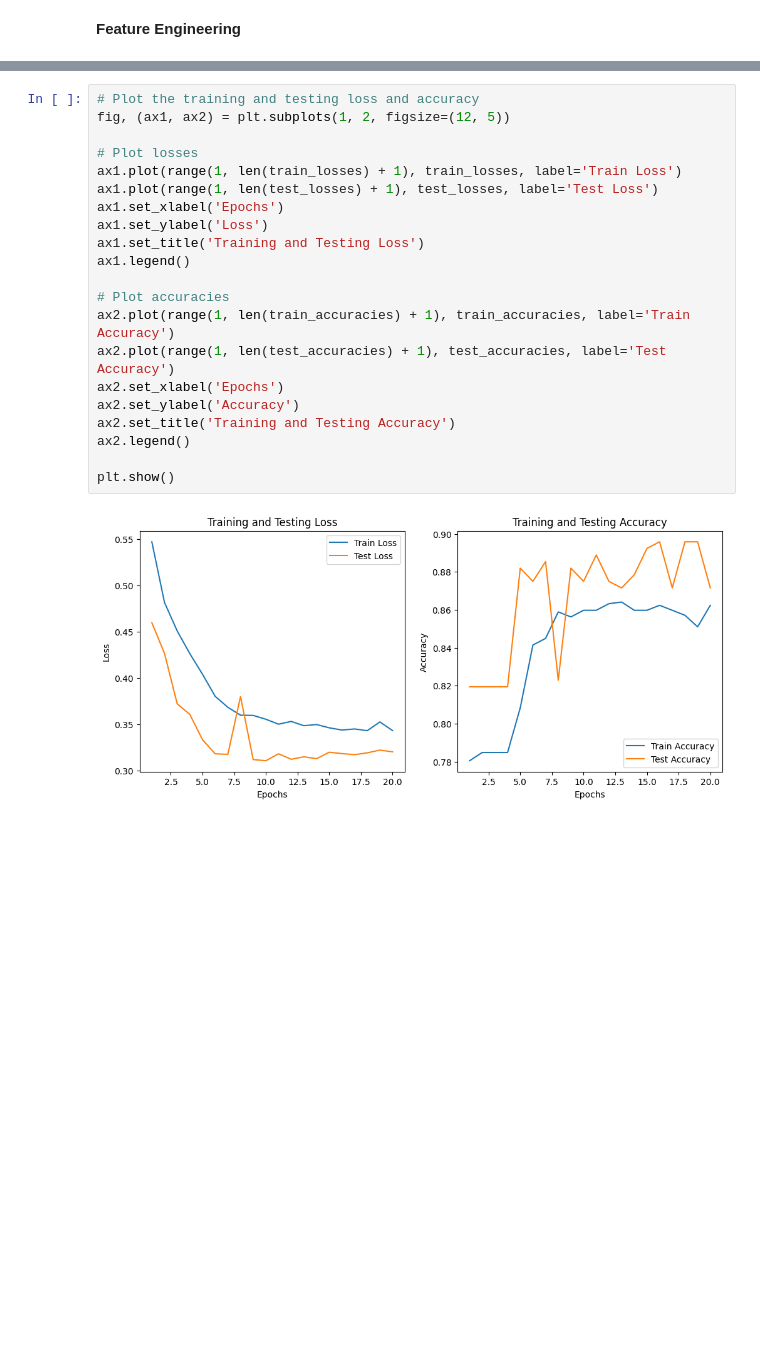
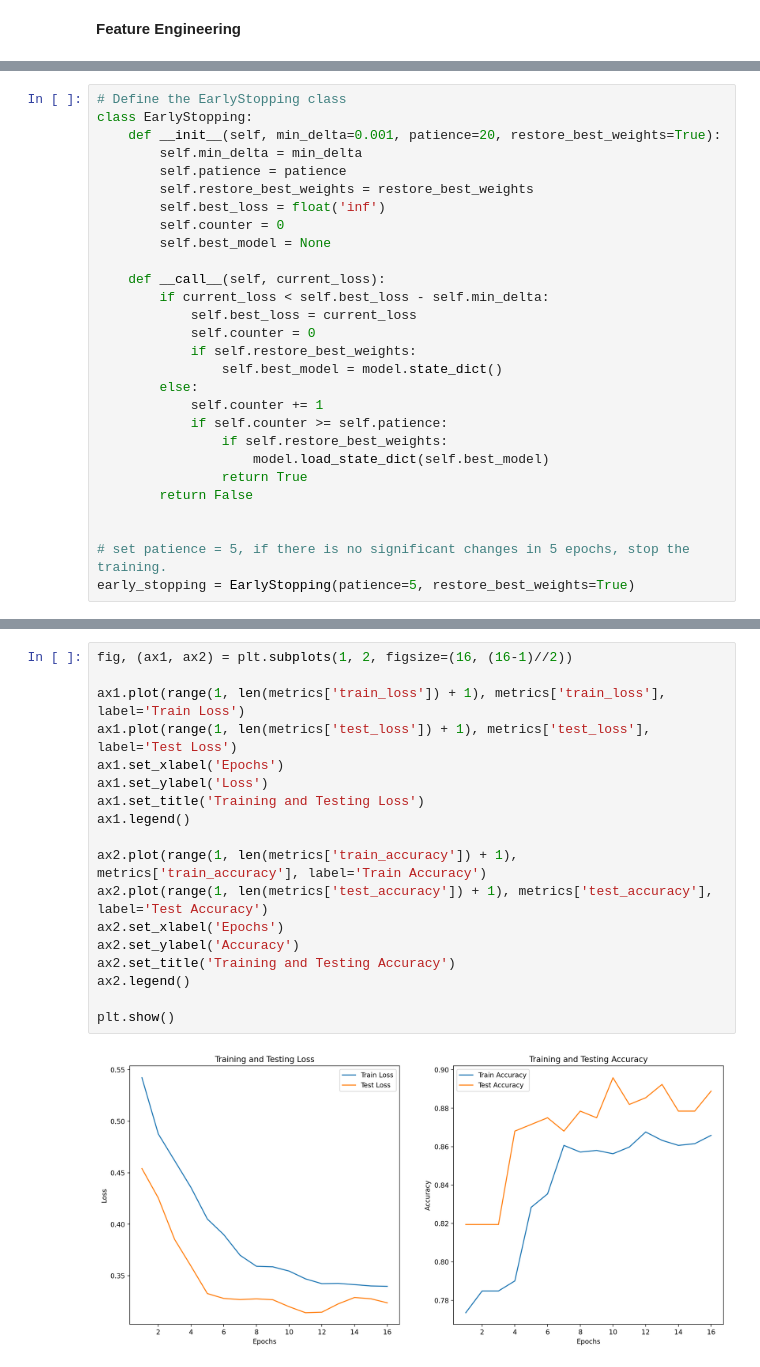
Before and after one commit to R4j4n/Semester2, a Jupyter notebook: 103/FinalProject/main.ipynb, the cells around one changed output, grey strips where cells are left out. Saved outputs shown, nothing was run; the diff lists cells and outputs as text; blank space fills up the shorter version.

```diff
--- a/103/FinalProject/main.ipynb
+++ b/103/FinalProject/main.ipynb
@@ -495 +501,29 @@ early_stopping = EarlyStopping(patience=10, restore_best_weights=True)
+# %%
+# Define the EarlyStopping class
+class EarlyStopping:
+    def __init__(self, min_delta=0.001, patience=20, restore_best_weights=True):
+        self.min_delta = min_delta
+        self.patience = patience
+        self.restore_best_weights = restore_best_weights
+        self.best_loss = float('inf')
+        self.counter = 0
+        self.best_model = None
+
+    def __call__(self, current_loss):
+        if current_loss < self.best_loss - self.min_delta:
+            self.best_loss = current_loss
+            self.counter = 0
+            if self.restore_best_weights:
+                self.best_model = model.state_dict()
+        else:
+            self.counter += 1
+            if self.counter >= self.patience:
+                if self.restore_best_weights:
+                    model.load_state_dict(self.best_model)
+                return True
+        return False
+
+
+# set patience = 5, if there is no significant changes in 5 epochs, stop the training.
+early_stopping = EarlyStopping(patience=5, restore_best_weights=True)
 # %%
@@ -571,23 +605,20 @@ Early stopping triggered
 # %%
-# Plot the training and testing loss and accuracy
-fig, (ax1, ax2) = plt.subplots(1, 2, figsize=(12, 5))
+fig, (ax1, ax2) = plt.subplots(1, 2, figsize=(16, (16-1)//2))
 
-# Plot losses
-ax1.plot(range(1, len(train_losses) + 1), train_losses, label='Train Loss')
-ax1.plot(range(1, len(test_losses) + 1), test_losses, label='Test Loss')
+ax1.plot(range(1, len(metrics['train_loss']) + 1), metrics['train_loss'], label='Train Loss')
+ax1.plot(range(1, len(metrics['test_loss']) + 1), metrics['test_loss'], label='Test Loss')
 ax1.set_xlabel('Epochs')
 ax1.set_ylabel('Loss')
 ax1.set_title('Training and Testing Loss')
 ax1.legend()
 
-# Plot accuracies
-ax2.plot(range(1, len(train_accuracies) + 1), train_accuracies, label='Train Accuracy')
-ax2.plot(range(1, len(test_accuracies) + 1), test_accuracies, label='Test Accuracy')
+ax2.plot(range(1, len(metrics['train_accuracy']) + 1), metrics['train_accuracy'], label='Train Accuracy')
+ax2.plot(range(1, len(metrics['test_accuracy']) + 1), metrics['test_accuracy'], label='Test Accuracy')
 ax2.set_xlabel('Epochs')
 ax2.set_ylabel('Accuracy')
 ax2.set_title('Training and Testing Accuracy')
 ax2.legend()
 
 plt.show()
 # %% [output]
-[figure, old version]
+[figure, new version]
```
Also changed, not shown: parts of 18 cells of this notebook, 27 other files.
